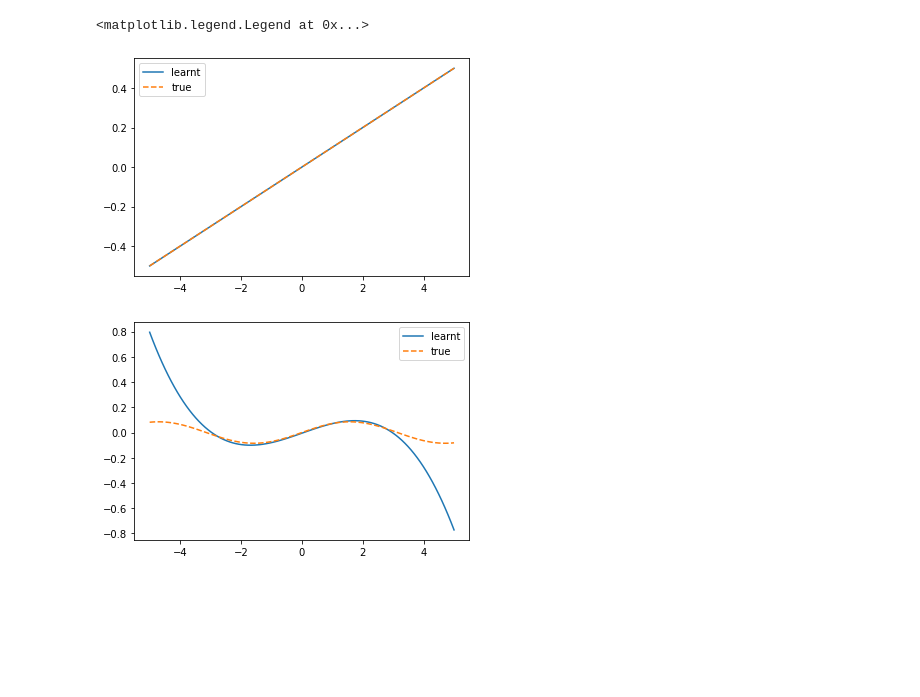
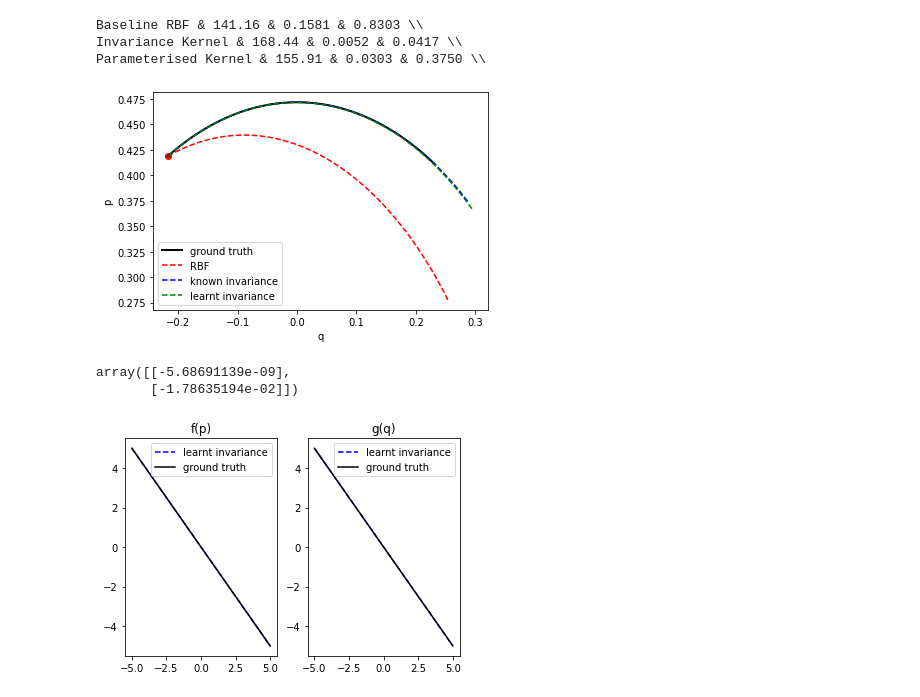
Before and after one commit to charlielao/dynamical_system_invariance_project, a Jupyter notebook: codes/run_param_undamped.ipynb, the cells around one changed output. Drawn from its saved outputs; the diff is of its cells as text; code cells hidden in the pictures; blank space fills up the shorter version.

```diff
--- a/codes/run_param_undamped.ipynb
+++ b/codes/run_param_undamped.ipynb
@@ -75,0 +30,22 @@ array([[0.05],
+# %%
+jitter = 5e-6
+invar_density = 20
+moi = get_GPR_model(get_MOI(), mean, data, 500)
+print("moi: %s"%moi.log_marginal_likelihood().numpy())
+kernel = get_pendulum_invariance(3, invar_density, jitter) #switch
+known = get_GPR_model(kernel, mean, data, 500)
+print("known: %s"%known.log_marginal_likelihood().numpy())
+latex = ""
+try:
+    for poly_f_d in [1, 2, 3, 4, 5]:
+        for poly_g_d in [1, 2, 3, 4, 5]:
+            kernel = get_polynomial_invariance(3, invar_density, jitter, poly_f_d, poly_g_d) #switch
+            m = get_GPR_model(kernel, mean, data, 500)
+            print("(%s, %s)----------------------"%(poly_f_d, poly_g_d))
+            print(kernel.f_poly.numpy())
+            print(kernel.g_poly.numpy())
+            print(format(m.log_marginal_likelihood().numpy(),".2f"))
+            latex+=format(m.log_marginal_likelihood().numpy(),".2f")
+            latex+="&"
+except tf.errors.InvalidArgumentError:
+    print("jitter too small")
@@ -76,19 +108,47 @@ array([[0.05],
+# %%
+
+print("Baseline RBF & " + format(np.mean(lml_moi),".2f")+" & "+format(np.mean(eva_future_moi),".4f")+" & "+format(np.mean(eva_grid_moi),".4f")+' \\\\')
+print("Invariance Kernel & "+ format(np.mean(lml_inv),".2f")+" & "+format(np.mean(eva_future_inv),".4f")+" & "+format(np.mean(eva_grid_inv),".4f")+ ' \\\\')
+print("Parameterised Kernel & "+ format(np.mean(lml_inv_p),".2f")+" & "+format(np.mean(eva_future_inv_p),".4f")+" & "+format(np.mean(eva_grid_inv_p),".4f")+ ' \\\\')
+# %% [output]
+Baseline RBF & 141.16 & 0.1581 & 0.8303 \\
+Invariance Kernel & 168.44 & 0.0052 & 0.0417 \\
+Parameterised Kernel & 155.91 & 0.0303 & 0.3750 \\
+# %%
+import matplotlib.pyplot as plt
+fig, ax = plt.subplots()
+plt.plot(evaluate_moi[4][:,0],evaluate_moi[4][:,1], label="ground truth", color="black", linewidth=2)
+plt.plot(evaluate_moi[1][:,0],evaluate_moi[1][:,1], "--", label='RBF', color="red")
+plt.plot(evaluate_invariance[1][:,0],evaluate_invariance[1][:,1], "--", label="known invariance", color="blue")
+plt.plot(evaluate_invariance_p[1][:,0],evaluate_invariance_p[1][:,1], "--", label="learnt invariance", color="green")
+plt.scatter(evaluate_moi[4][0,0],evaluate_moi[4][0,1],color="red")
+plt.xlabel("q")
+plt.ylabel("p")
+plt.legend()
+plt.savefig("figures/parameterised_shm_predicted_trajectory.pdf")
+# %% [output]
+[figure, added]
+# %%
+m.kernel.f_poly.numpy()
+# %% [output]
+array([[-5.68691139e-09],
+       [-1.78635194e-02]])
 # %%
-import matplotlib.pyplot as plt
 from numpy.polynomial import polynomial
 x = np.linspace(-5,5,100)
+multiplier = -m.kernel.f_poly.numpy()[1]
 f = polynomial.Polynomial(np.squeeze(kernel.f_poly.numpy()))
 g = polynomial.Polynomial(np.squeeze(kernel.g_poly.numpy()))
 
-plt.figure()
-plt.plot(x, f(x), label='learnt')
-plt.plot(x, kernel.f_poly.numpy()[1]*x, "--", label='true')
-plt.legend()
-plt.figure()
-plt.plot(x, g(x), label='learnt')
-plt.plot(x, kernel.g_poly.numpy()[1]*np.sin(x), "--", label='true')
-plt.legend()
+fig, (ax1, ax2) = plt.subplots(1, 2)
+ax1.plot(x, f(x)/multiplier, "--", color="blue", label='learnt invariance')
+ax1.plot(x, -x, label='ground truth', color="black")
+ax1.set_title("f(p)")
+ax1.legend()
+ax2.set_title("g(q)")
+ax2.plot(x, g(x)/multiplier, "--", color="blue",label='learnt invariance')
+ax2.plot(x, -x, color="black", label='ground truth')
+ax2.legend()
+plt.savefig("figures/parameterised_shm_learnt_polynomial.pdf")
 # %% [output]
-<matplotlib.legend.Legend at 0x...>
-[figure, old version]
+[figure, new version]
-[figure, removed]
```
Also changed, not shown: parts of 9 cells of this notebook, 29 other files.
